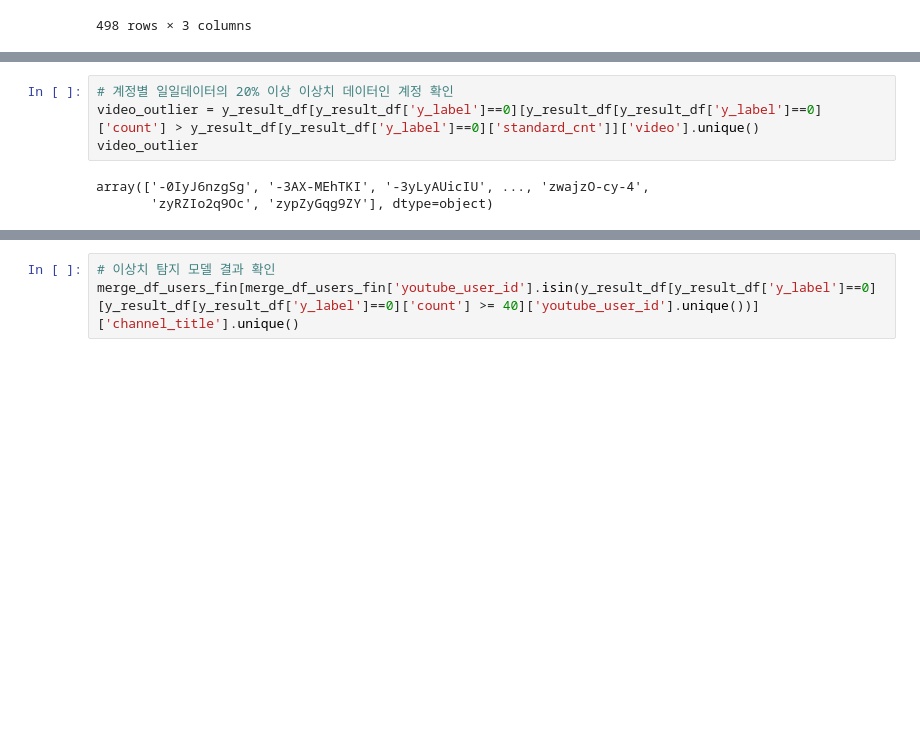
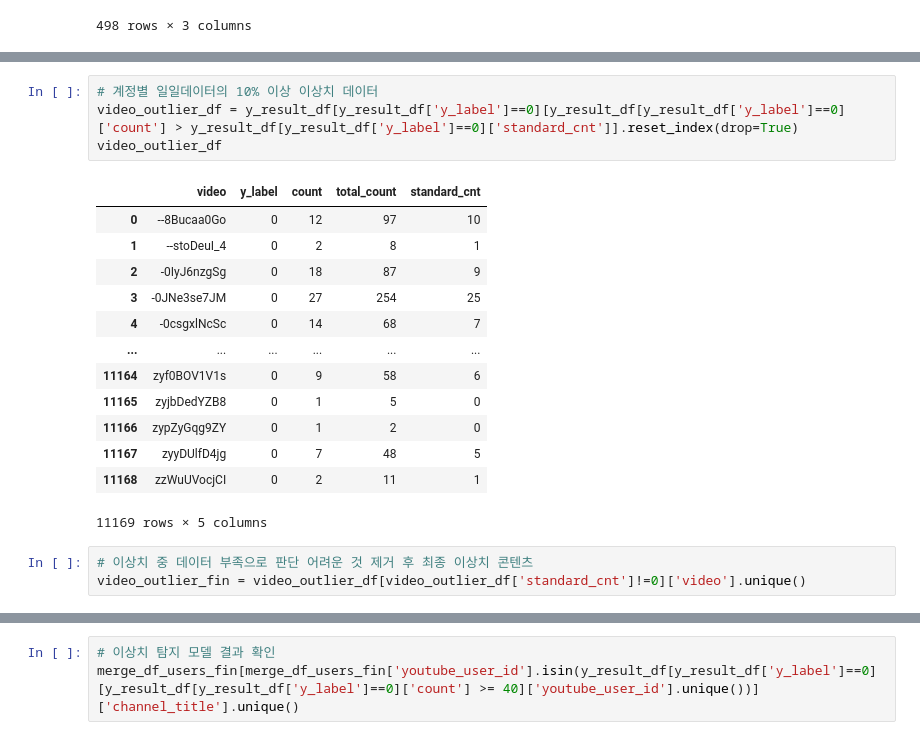
Before and after one commit to kkwann/awake, a Jupyter notebook: 3.EDA.ipynb, the cells around one changed output, grey strips where cells are left out. Saved outputs shown, nothing was run; the diff lists cells and outputs as text; blank space fills up the shorter version.

```diff
--- a/3.EDA.ipynb
+++ b/3.EDA.ipynb
@@ -680,7 +680,21 @@ y_result_df[y_result_df['y_label']==0]
 # %%
-# 계정별 일일데이터의 20% 이상 이상치 데이터인 계정 확인
-video_outlier = y_result_df[y_result_df['y_label']==0][y_result_df[y_result_df['y_label']==0]['count'] > y_result_df[y_result_df['y_label']==0]['standard_cnt']]['video'].unique()
-video_outlier
+# 계정별 일일데이터의 10% 이상 이상치 데이터
+video_outlier_df = y_result_df[y_result_df['y_label']==0][y_result_df[y_result_df['y_label']==0]['count'] > y_result_df[y_result_df['y_label']==0]['standard_cnt']].reset_index(drop=True)
+video_outlier_df
 # %% [output]
+|  | video | y_label | count | total_count | standard_cnt |
+| 0 | --8Bucaa0Go | 0 | 12 | 97 | 10 |
+| 1 | --stoDeuI_4 | 0 | 2 | 8 | 1 |
+| 2 | -0IyJ6nzgSg | 0 | 18 | 87 | 9 |
+| 3 | -0JNe3se7JM | 0 | 27 | 254 | 25 |
+| 4 | -0csgxlNcSc | 0 | 14 | 68 | 7 |
+| ... | ... | ... | ... | ... | ... |
+| 11164 | zyf0BOV1V1s | 0 | 9 | 58 | 6 |
+| 11165 | zyjbDedYZB8 | 0 | 1 | 5 | 0 |
+| 11166 | zypZyGqg9ZY | 0 | 1 | 2 | 0 |
+| 11167 | zyyDUlfD4jg | 0 | 7 | 48 | 5 |
+| 11168 | zzWuUVocjCI | 0 | 2 | 11 | 1 |
-array(['-0IyJ6nzgSg', '-3AX-MEhTKI', '-3yLyAUicIU', ..., 'zwajzO-cy-4',
-       'zyRZIo2q9Oc', 'zypZyGqg9ZY'], dtype=object)
+11169 rows × 5 columns
+# %%
+# 이상치 중 데이터 부족으로 판단 어려운 것 제거 후 최종 이상치 콘텐츠
+video_outlier_fin = video_outlier_df[video_outlier_df['standard_cnt']!=0]['video'].unique()
```
Also changed, not shown: parts of 17 cells of this notebook, 1 other file.
